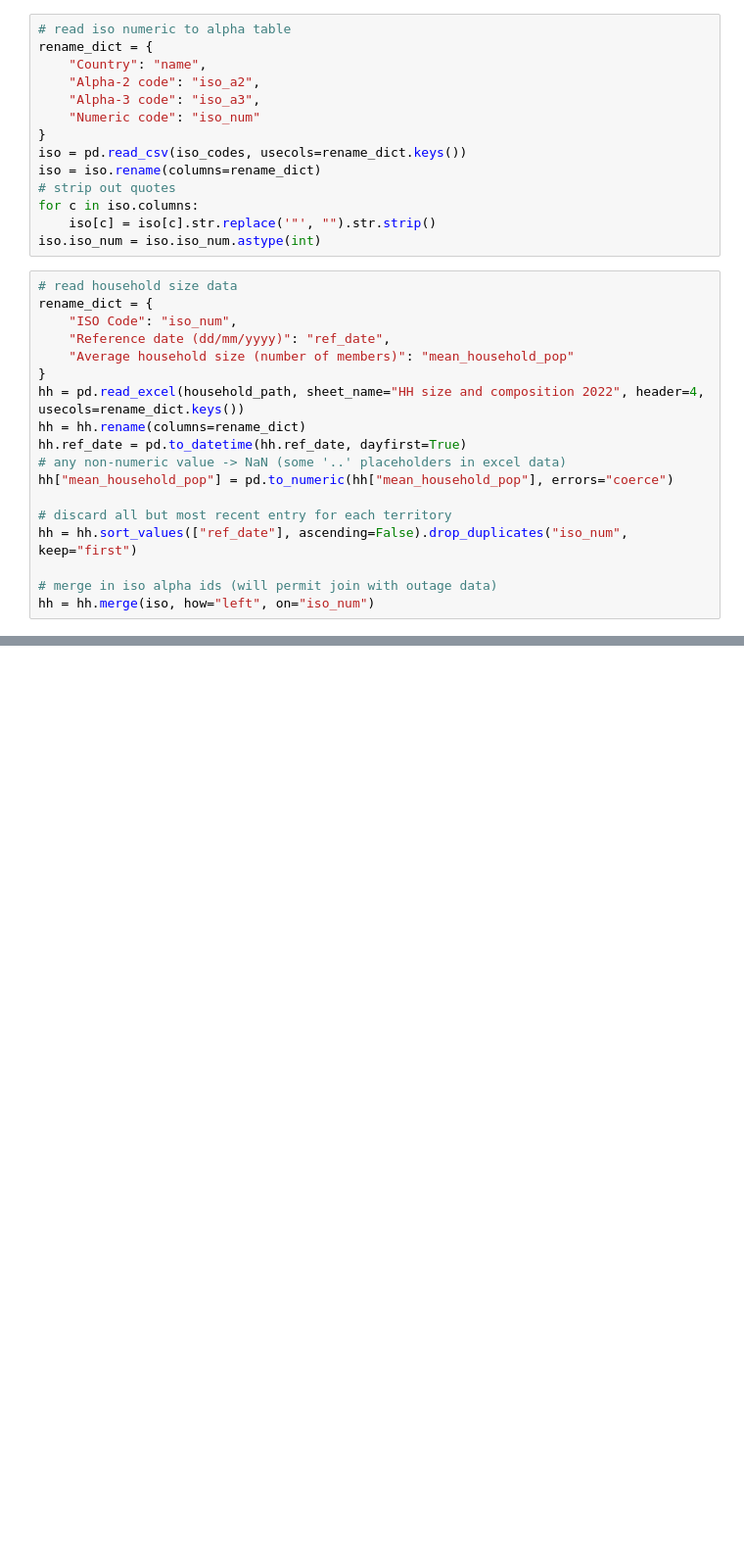
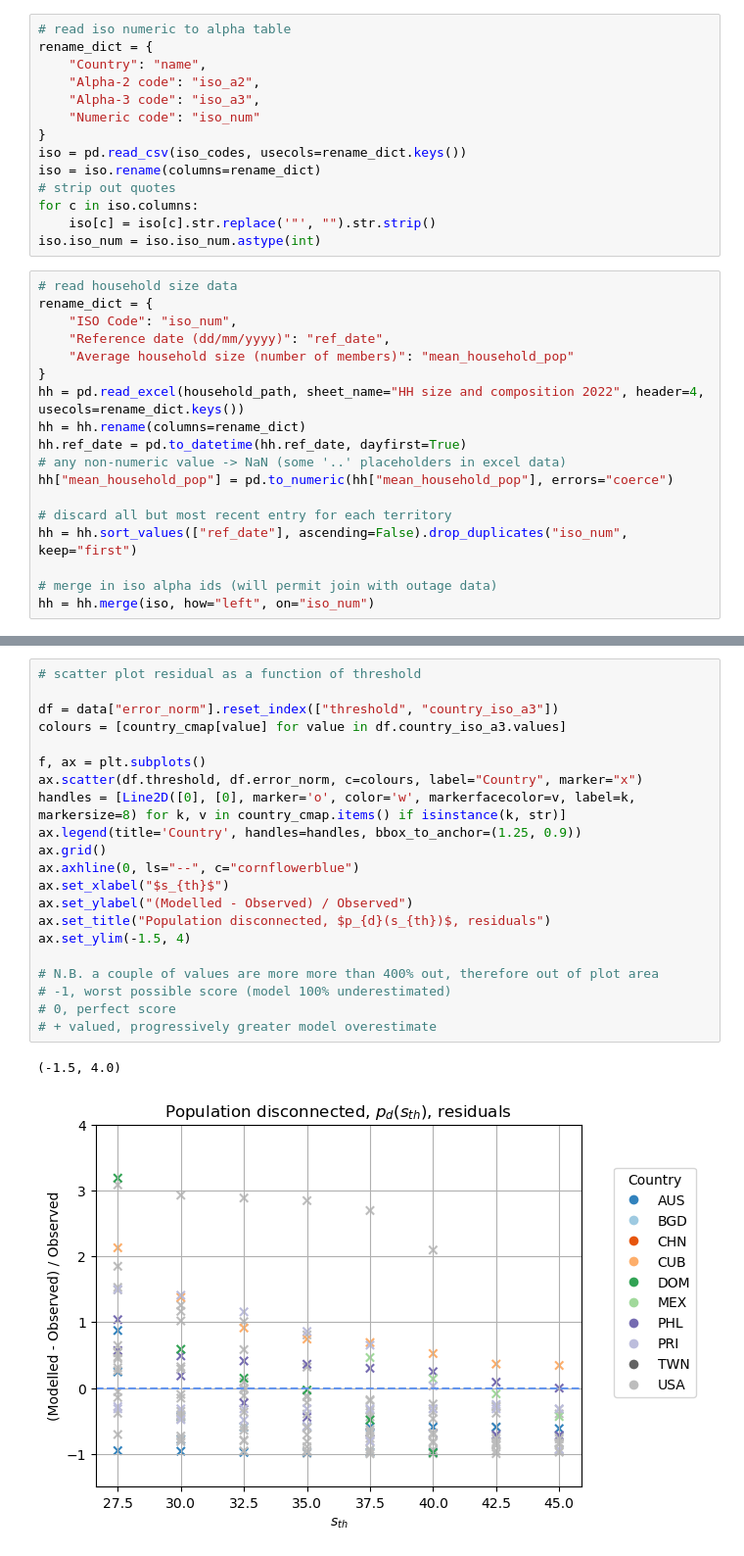
Before and after one commit to nismod/open-gira, a Jupyter notebook: validation/outage_model_validation.ipynb, the cells around one changed output, grey strips where cells are left out. Shown: that part at 98% size. Saved outputs shown, nothing was run; the diff lists cells and outputs as text; blank space fills up the shorter version.

```diff
--- a/validation/outage_model_validation.ipynb
+++ b/validation/outage_model_validation.ipynb
@@ -203,2 +198,26 @@ ax.legend(title="Threshold $[m \cdot s^{{-1}}]$")
+# %%
+# scatter plot residual as a function of threshold
+
+df = data["error_norm"].reset_index(["threshold", "country_iso_a3"])
+colours = [country_cmap[value] for value in df.country_iso_a3.values]
+
+f, ax = plt.subplots()
+ax.scatter(df.threshold, df.error_norm, c=colours, label="Country", marker="x")
+handles = [Line2D([0], [0], marker='o', color='w', markerfacecolor=v, label=k, markersize=8) for k, v in country_cmap.items() if isinstance(k, str)]
+ax.legend(title='Country', handles=handles, bbox_to_anchor=(1.25, 0.9))
+ax.grid()
+ax.axhline(0, ls="--", c="cornflowerblue")
+ax.set_xlabel("$s_{th}$")
+ax.set_ylabel("(Modelled - Observed) / Observed")
+ax.set_title("Population disconnected, $p_{d}(s_{th})$, residuals")
+ax.set_ylim(-1.5, 4)
+
+# N.B. a couple of values are more more than 400% out, therefore out of plot area
+# -1, worst possible score (model 100% underestimated)
+# 0, perfect score
+# + valued, progressively greater model overestimate
+# %% [output]
+(-1.5, 4.0)
+[figure, added]
 # %%
 # plot residual distributions by threshold
```
Also changed, not shown: parts of 11 cells of this notebook.
